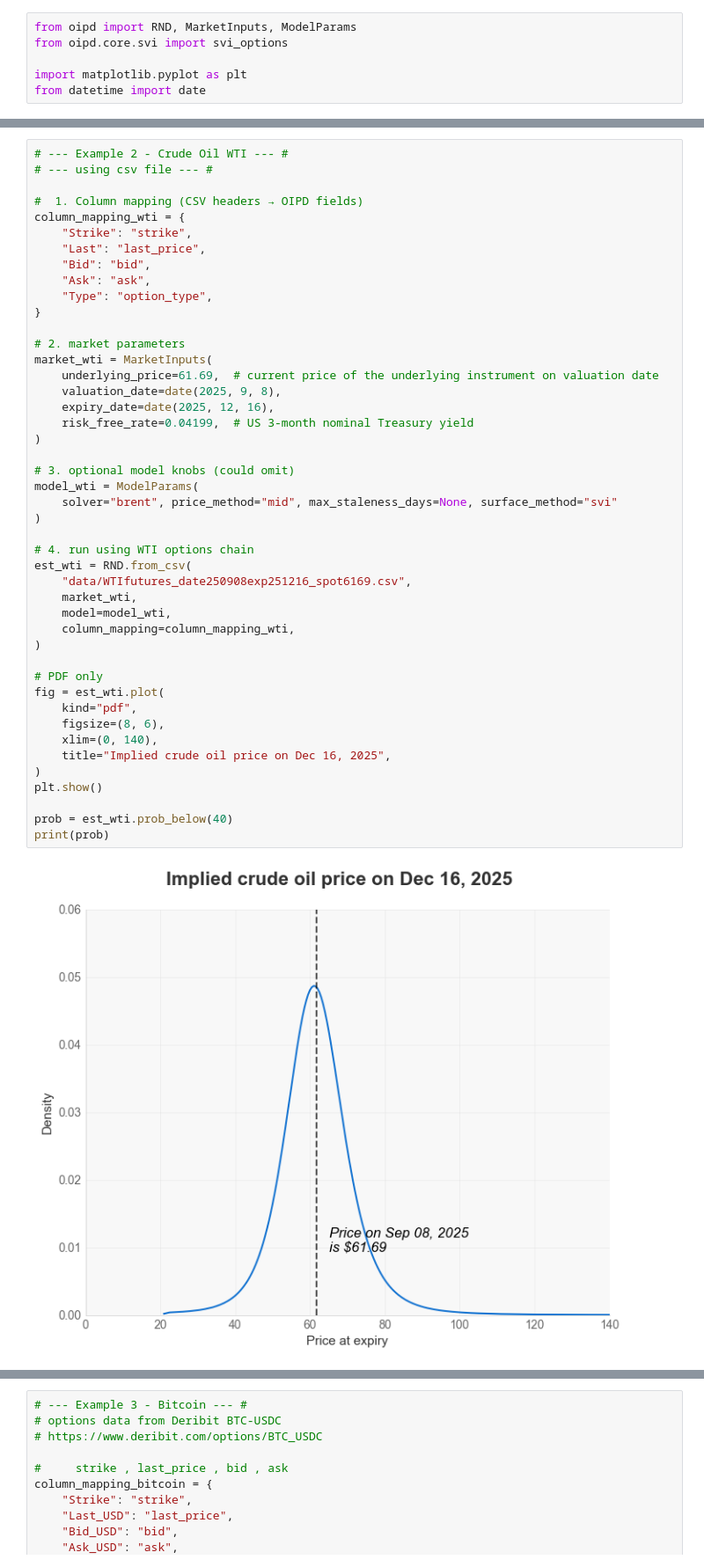
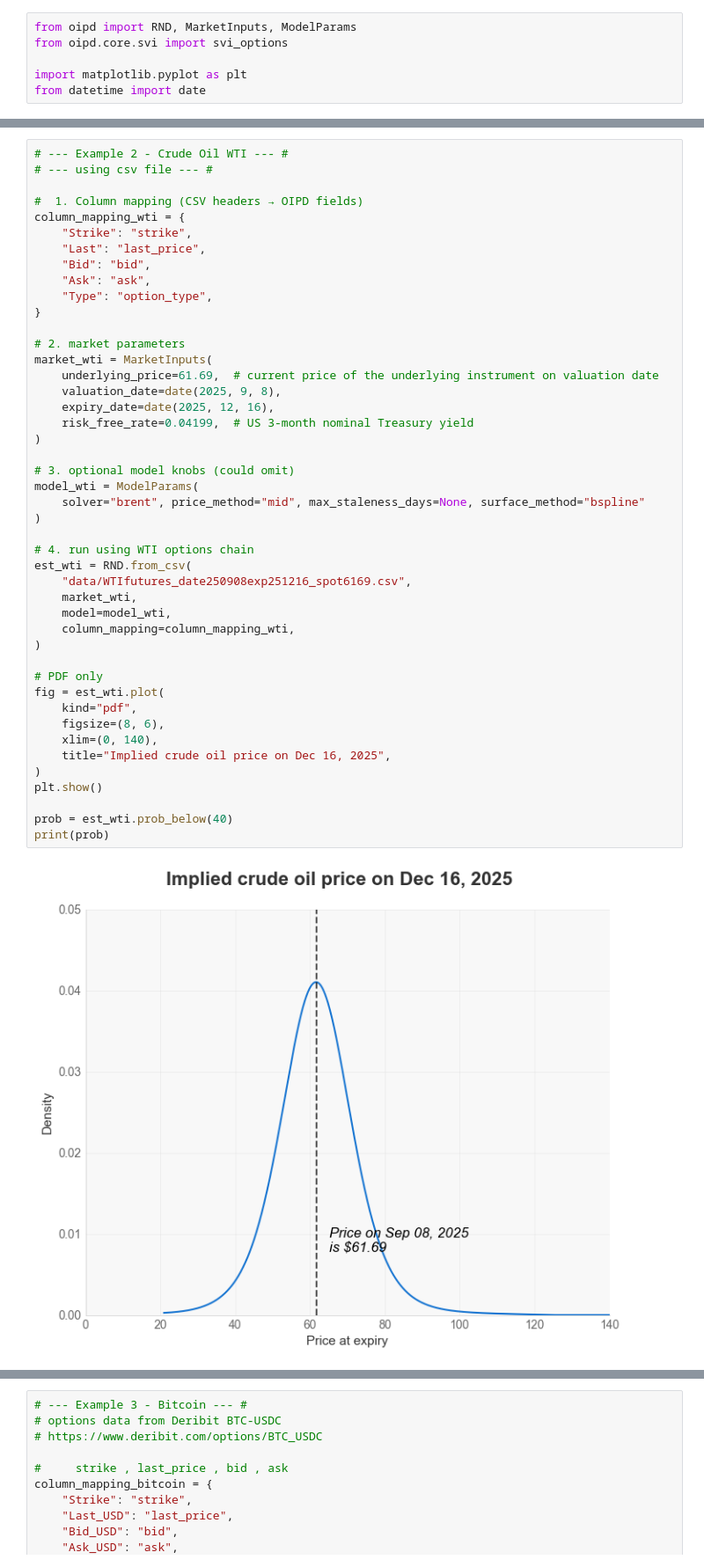
Before and after one commit to tyrneh/options-implied-probability, a Jupyter notebook: examples/example.ipynb, the cells around one changed output, grey strips where cells are left out. Shown: that part at 88% size. Drawn from its saved outputs; the diff is of its cells as text.

```diff
--- a/examples/example.ipynb
+++ b/examples/example.ipynb
@@ -80,32 +80,32 @@ market_wti = MarketInputs(
     underlying_price=61.69,  # current price of the underlying instrument on valuation date
     valuation_date=date(2025, 9, 8),
     expiry_date=date(2025, 12, 16),
     risk_free_rate=0.04199,  # US 3-month nominal Treasury yield
 )
 
 # 3. optional model knobs (could omit)
 model_wti = ModelParams(
-    solver="brent", price_method="mid", max_staleness_days=None, surface_method="svi"
+    solver="brent", price_method="mid", max_staleness_days=None, surface_method="bspline"
 )
 
 # 4. run using WTI options chain
 est_wti = RND.from_csv(
     "data/WTIfutures_date250908exp251216_spot6169.csv",
     market_wti,
     model=model_wti,
     column_mapping=column_mapping_wti,
 )
 
 # PDF only
 fig = est_wti.plot(
     kind="pdf",
     figsize=(8, 6),
     xlim=(0, 140),
     title="Implied crude oil price on Dec 16, 2025",
 )
 plt.show()
 
 prob = est_wti.prob_below(40)
 print(prob)
 # %% [output]
-[figure, old version]
+[figure, new version]
```
Also changed, not shown: parts of 4 cells of this notebook, 2 other files.
